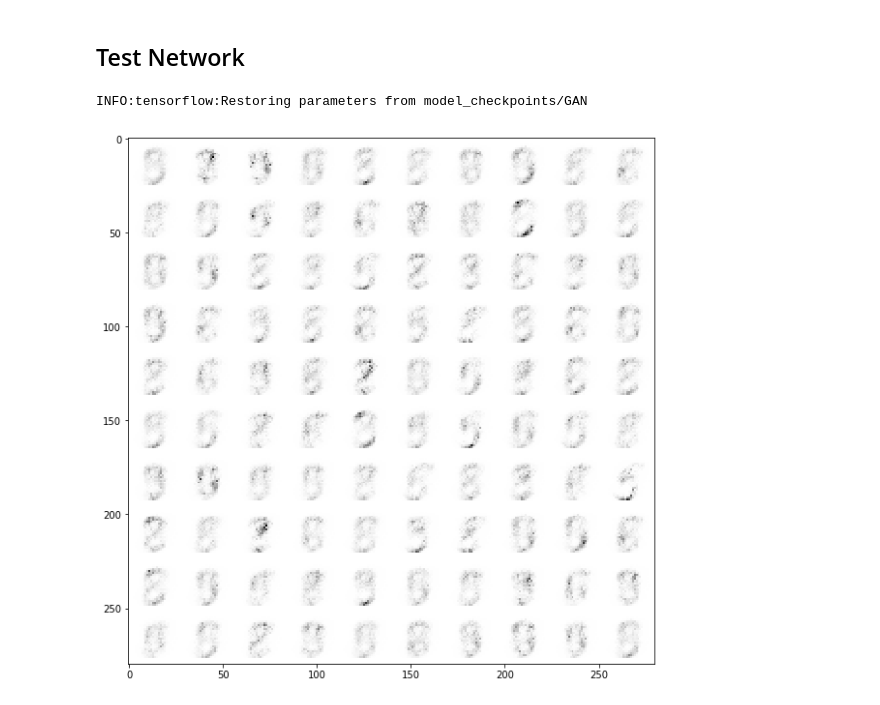
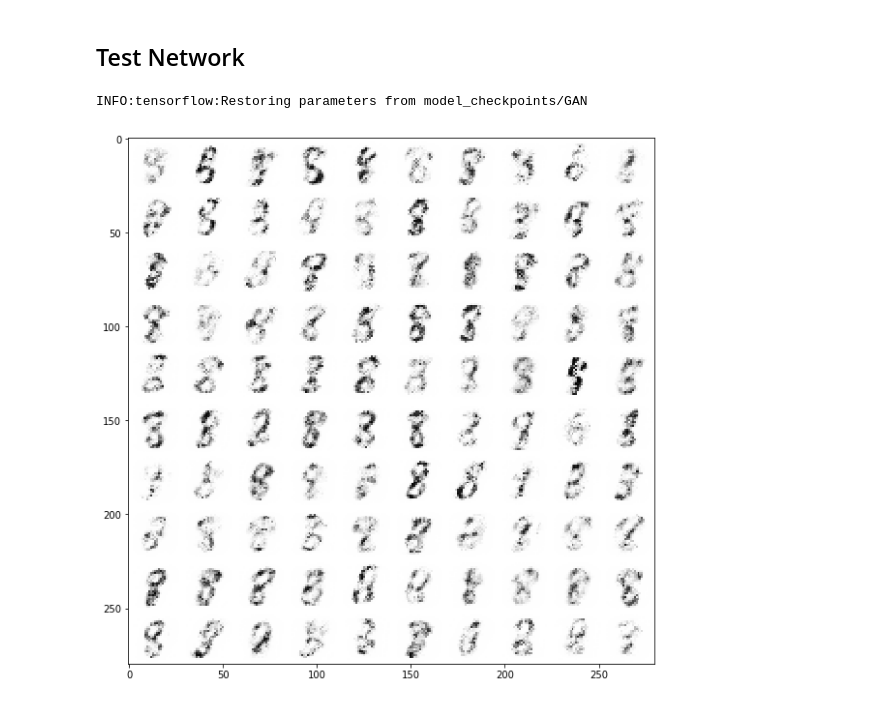
Before and after one commit to BorisPolonsky/LearningTensorFlow, a Jupyter notebook: GAN/GAN 101.ipynb, the cells around one changed output. Cells and saved outputs as stored; diff of their text form; code cells hidden in the pictures.

Commit message:
Bug Fix & Minior Update
Fixed incorrect summary for learning curve.
Adjusted noise distribution.

```diff
--- a/GAN/GAN 101.ipynb
+++ b/GAN/GAN 101.ipynb
@@ -125,7 +125,7 @@ with tf.variable_scope("training_configuration"):
                                                                                       var_list=gan.d_param, global_step=global_step)
 
     summary_gen_loss = tf.summary.scalar(tensor=generator_loss, name="generator_loss_summary")
-    summary_dis_loss = tf.summary.scalar(tensor=generator_loss, name="discriminator_loss_summary")
+    summary_dis_loss = tf.summary.scalar(tensor=discriminator_loss, name="discriminator_loss_summary")
     summary_all = tf.summary.merge_all()
 # %% [markdown]
 ## Prepare Dataset and Start Training
@@ -133,7 +133,8 @@ with tf.variable_scope("training_configuration"):
 with tf.variable_scope("training_configuration", auxiliary_name_scope=False): # Re-entering the name scope
     batch_size_t = tf.placeholder(dtype=tf.int64, shape=[], name="batch_size")
     training_set = tf.data.Dataset.from_tensor_slices((x_train, y_train))
-    training_set = training_set.batch(batch_size=batch_size_t)
+    training_set = training_set.batch(batch_size=batch_size_t).map(
+        lambda x, y: (tf.reshape(tensor=x, shape=[-1, 28 * 28]), y))
     batch_iter_train = training_set.make_initializable_iterator()
     next_batch_train = batch_iter_train.get_next()
 # %%
@@ -145,6 +146,8 @@ num_batch = int(x_train.shape[0]/batch_size)
 k = 1
 model_param_path = os.path.normpath(r"./model_checkpoints")
 saver=tf.train.Saver()
+def batch_sampler(batch_size):
+    return np.random.uniform(-5.0, 5.0, size=[batch_size, noise_dim])
 with tf.Session() as sess, tf.summary.FileWriter(logdir=model_param_path) as writer:
     writer.add_graph(graph=tf.get_default_graph())
     sess.run(tf.global_variables_initializer())
@@ -153,14 +156,15 @@ with tf.Session() as sess, tf.summary.FileWriter(logdir=model_param_path) as wri
         sess.run(batch_iter_train.initializer, feed_dict={batch_size_t: batch_size})
         for batch_no in range(num_batch):
             x, _ = sess.run(next_batch_train)
-            x = x.reshape([-1, image_dim]) # flatten each sample manually
+            # print(x.shape)
+            # x = x.reshape([-1, image_dim]) # flatten each sample manually
             # Train the discriminator network k times
             for _ in range(k):
-                noise_batch = np.random.uniform(-1.0, 1.0, size=[batch_size, noise_dim])
+                noise_batch = batch_sampler(batch_size)
                 feed_dict = {gan.image_input: x, gan.noise_input: noise_batch}
                 sess.run(d_train_op, feed_dict=feed_dict)
             # Train the generator network once
-            noise_batch = np.random.uniform(-1.0, 1.0, size=[batch_size, noise_dim])
+            noise_batch = batch_sampler(batch_size)
             feed_dict = {gan.image_input: x, gan.noise_input: noise_batch}
             _, summary, step = sess.run([g_train_op, summary_all, global_step], feed_dict=feed_dict)
             writer.add_summary(summary=summary, global_step=step)
@@ -175,27 +179,26 @@ Done!
 # %%
 n = 10
 canvas = np.empty((28 * n, 28 * n))
 with tf.Session() as sess:
     ckpt = tf.train.get_checkpoint_state(model_param_path)
     if ckpt and ckpt.model_checkpoint_path:
         saver.restore(sess, ckpt.model_checkpoint_path)
         for i in range(n):
             # Noise input.
-            z = np.random.uniform(-1., 1., size=[n, noise_dim])
+            z = batch_sampler(n)
             # Generate image from noise.
             g = sess.run(gan.generator_output, feed_dict={gan.noise_input: z})
             # Reverse colours for better display
             # g = -1 * (g - 1)
-            g = -1 * (g - 255)
-            g = g.astype(np.int32)
+            g = (-1 * (g - 255)).astype(np.int32)
             for j in range(n):
                 # Draw the generated digits
                 canvas[i * 28:(i + 1) * 28, j * 28:(j + 1) * 28] = g[j].reshape([28, 28])
         plt.figure(figsize=(n, n))
         plt.imshow(canvas, origin="upper", cmap="gray")
         plt.show()
     else:
         print("Failed to load model checkpoint.")
 # %% [output]
 INFO:tensorflow:Restoring parameters from model_checkpoints/GAN
-[figure, old version]
+[figure, new version]
```
